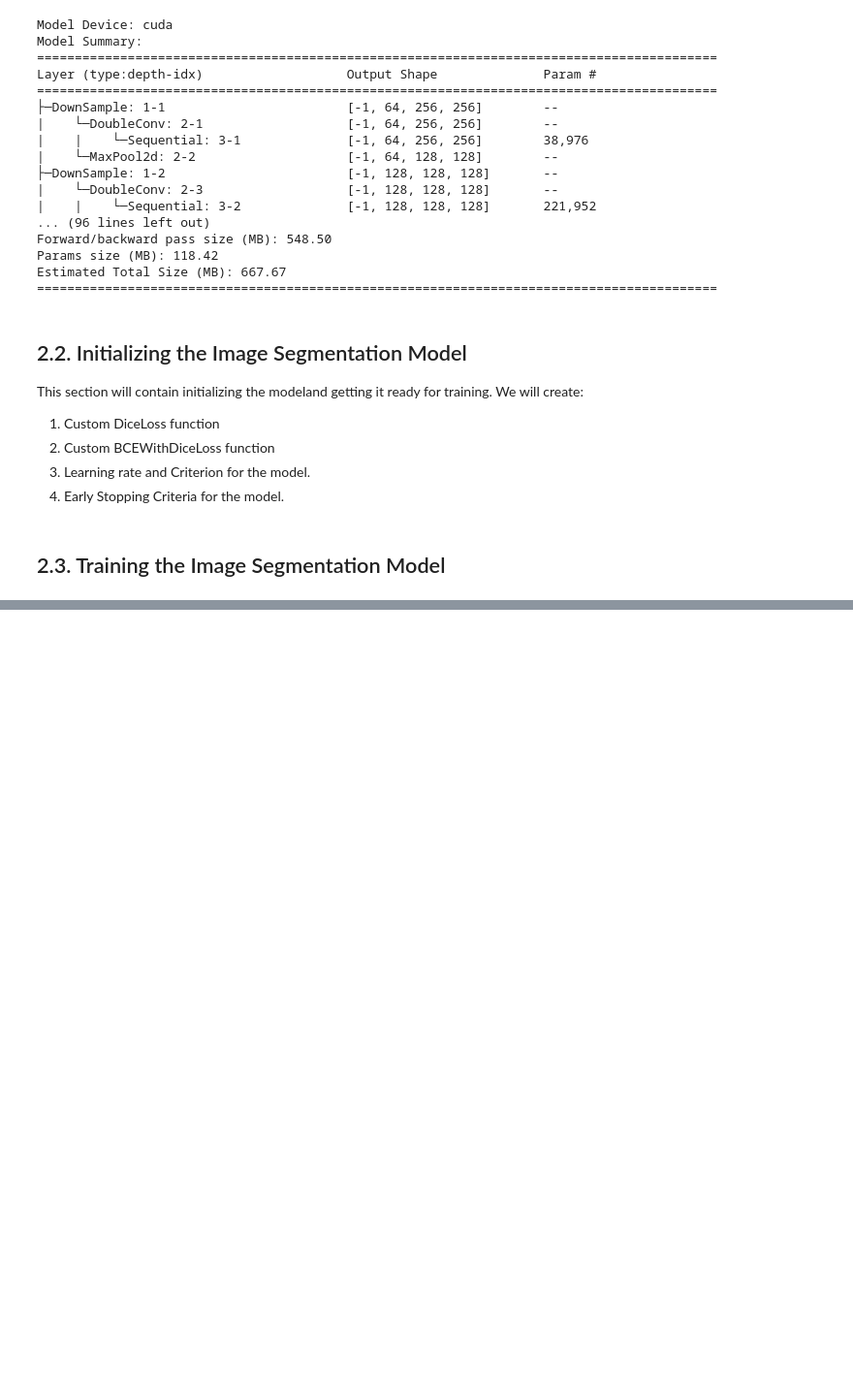
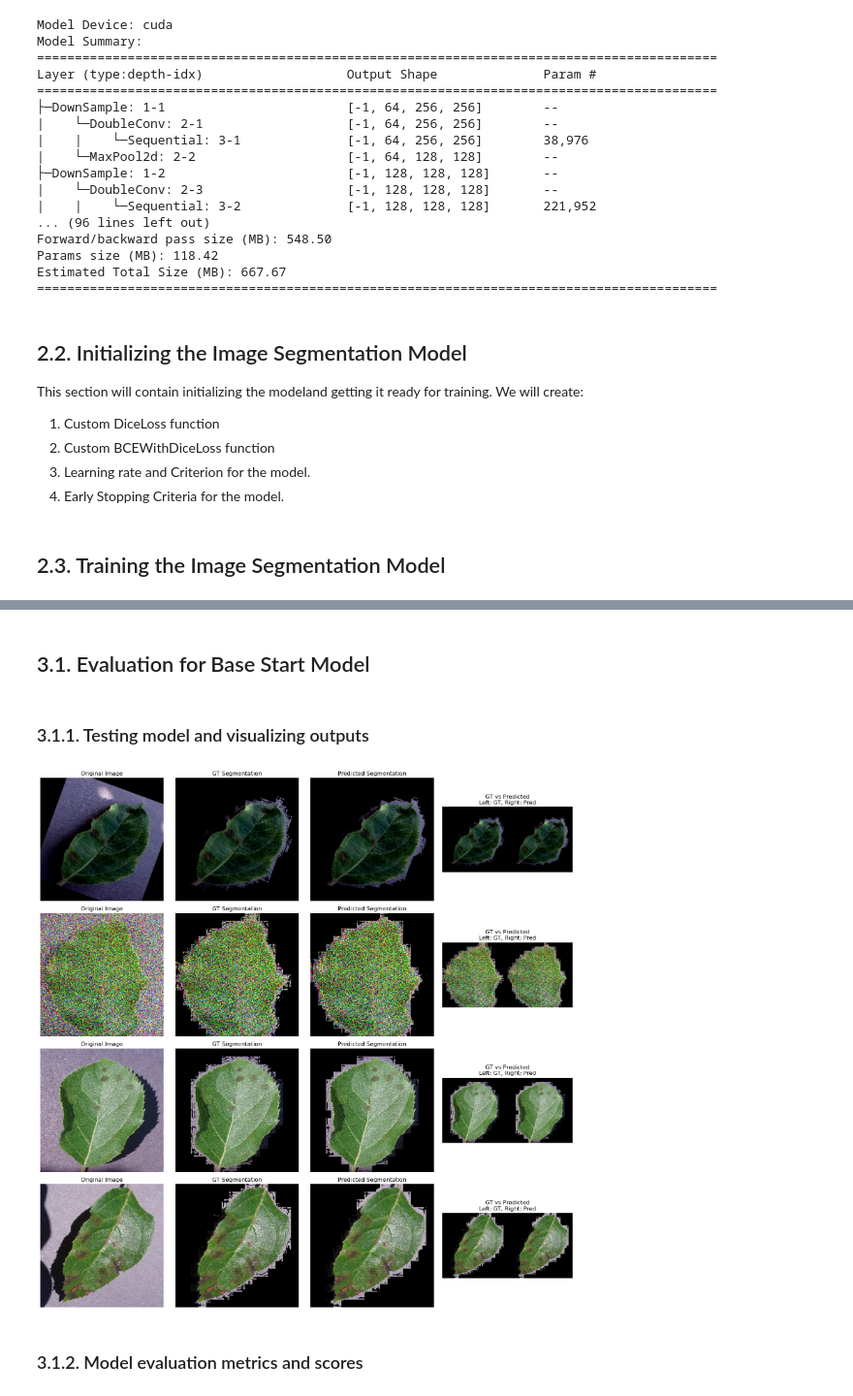
Before and after one commit to BaselMohamed802/Plants-Disease-Detection---Identification, a Jupyter notebook: model_building.ipynb, the cells around one changed output, grey strips where cells are left out. Shown at 97% size. Saved outputs shown, nothing was run; the diff lists cells and outputs as text; code cells hidden in the pictures; blank space fills up the shorter version.

```diff
--- a/model_building.ipynb
+++ b/model_building.ipynb
@@ -558,0 +610,63 @@ train_losses, val_losses = train(
+# %% [markdown]
+## 3.1. Evaluation for Base Start Model
+# %% [markdown]
+### 3.1.1. Testing model and visualizing outputs
+# %%
+def test_model(model, test_loader, num_samples=4):
+    model.eval()
+
+    with torch.no_grad():
+        for images, masks, labels in test_loader:
+            # Denormalize
+            mean = torch.tensor([0.485, 0.456, 0.406]).view(1, 3, 1, 1)
+            std = torch.tensor([0.229, 0.224, 0.225]).view(1, 3, 1, 1)
+            images_denorm = images * std + mean
+            images_denorm = torch.clamp(images_denorm, 0, 1)
+
+            images_gpu = images.to(device)
+            outputs = model(images_gpu)
+
+            # Convert to numpy
+            images_np = images_denorm.cpu().numpy()
+            masks_np = masks.cpu().numpy()
+            outputs_np = outputs.cpu().numpy()
+
+            # Plot visualizations
+            fig, axes = plt.subplots(num_samples, 4, figsize=(16, num_samples * 4))
+            for i in range(num_samples):
+                img_rgb = images_np[i].transpose(1, 2, 0)
+                gt_mask = masks_np[i].squeeze()
+                pred_mask = outputs_np[i].squeeze()
+
+                # 1. Original Image
+                axes[i, 0].imshow(img_rgb)
+                axes[i, 0].set_title(f'Original Image')
+                axes[i, 0].axis('off')
+
+                # 2. Ground Truth Segmentation
+                seg_gt = img_rgb * gt_mask[:, :, np.newaxis]
+                axes[i, 1].imshow(seg_gt)
+                axes[i, 1].set_title(f'GT Segmentation')
+                axes[i, 1].axis('off')
+
+                # 3. Predicted Segmentation
+                seg_pred = img_rgb * pred_mask[:, :, np.newaxis]
+                axes[i, 2].imshow(seg_pred)
+                axes[i, 2].set_title(f'Predicted Segmentation')
+                axes[i, 2].axis('off')
+
+                # 4. Comparison (Side by side)
+                comparison = np.hstack([seg_gt, seg_pred])
+                axes[i, 3].imshow(comparison)
+                axes[i, 3].set_title(f'GT vs Predicted\nLeft: GT, Right: Pred')
+                axes[i, 3].axis('off')
+
+            plt.tight_layout()
+            plt.show()
+            break
+
+test_model(segm_model, test_loader, num_samples=4)
+# %% [output]
+[figure, added]
+# %% [markdown]
+### 3.1.2. Model evaluation metrics and scores
```
Also changed, not shown: parts of 9 cells of this notebook, 6 other files.
